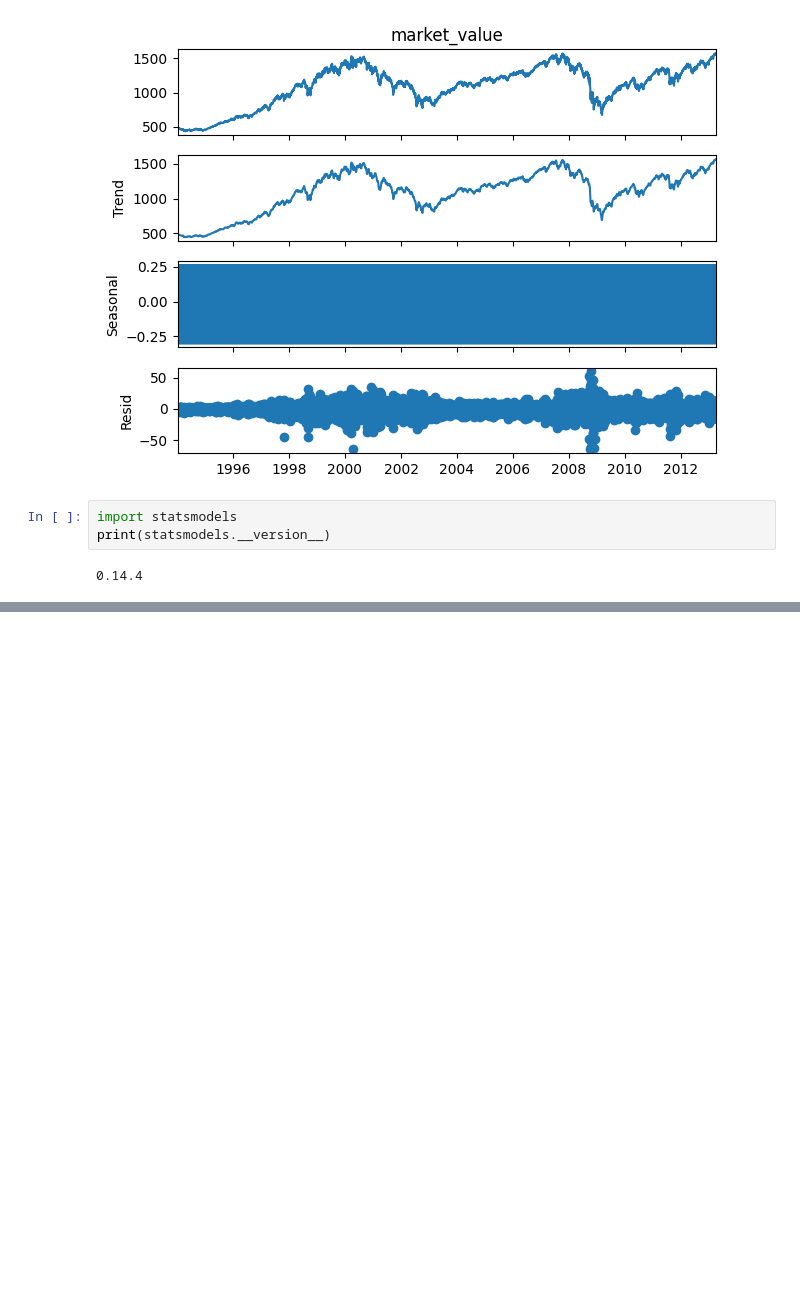
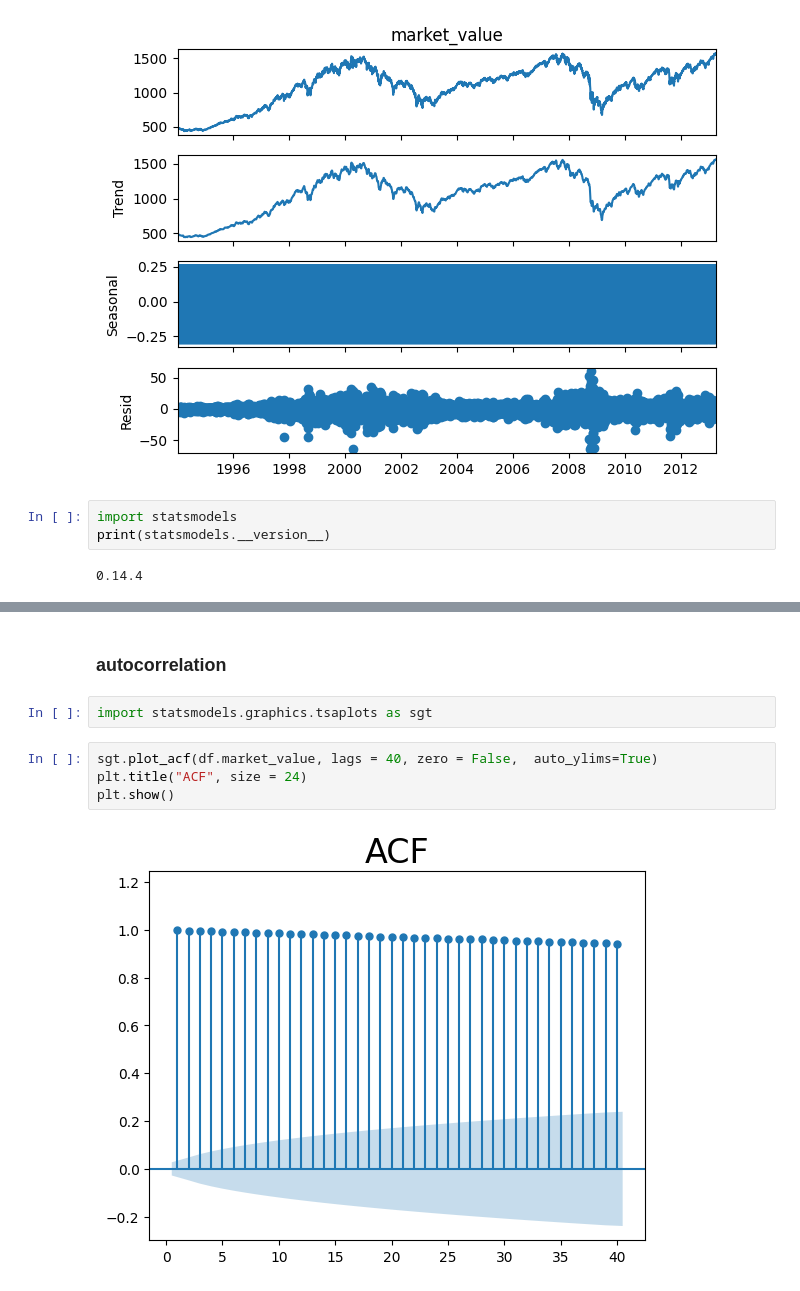
Before and after one commit to crlsrmrlsz/notebooks, a Jupyter notebook: timeseries/curso_times_series.ipynb, the cells around one changed output, grey strips where cells are left out. Drawn from its saved outputs; the diff is of its cells as text; blank space fills up the shorter version.

```diff
--- a/timeseries/curso_times_series.ipynb
+++ b/timeseries/curso_times_series.ipynb
@@ -336,3 +336,13 @@ s_dec_additive.plot()
 plt.show()
 # %% [output]
 [figure]
+# %% [markdown]
+### autocorrelation
+# %%
+import statsmodels.graphics.tsaplots as sgt
+# %%
+sgt.plot_acf(df.market_value, lags = 40, zero = False,  auto_ylims=True)
+plt.title("ACF", size = 24)
+plt.show()
+# %% [output]
+[figure, added]
```
Also changed, not shown: parts of 10 cells of this notebook, 1 other file.
